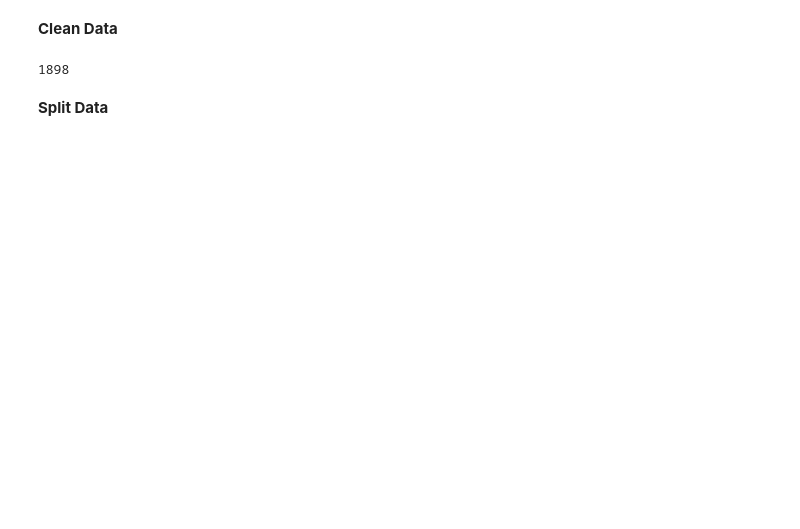
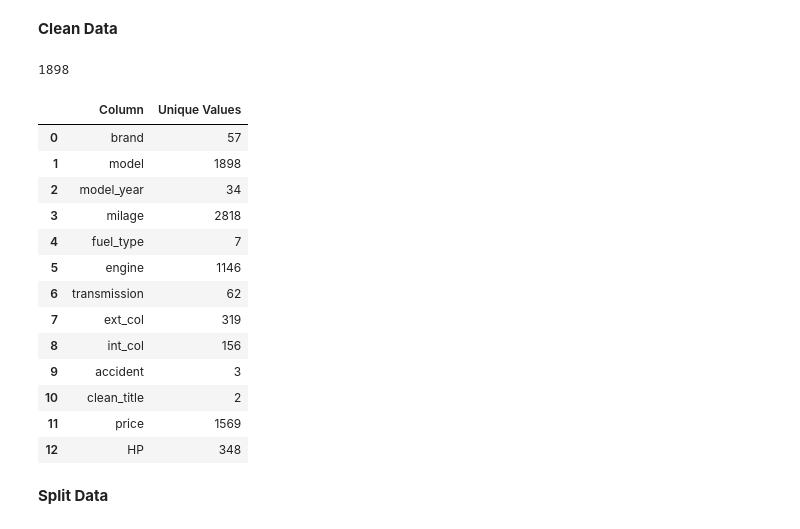
Before and after one commit to amanster22/used-car-price-predictor, a Jupyter notebook: randomForest.ipynb, the cells around one changed output. Drawn from its saved outputs; the diff is of its cells as text; code cells hidden in the pictures; blank space fills up the shorter version.

```diff
--- a/randomForest.ipynb
+++ b/randomForest.ipynb
@@ -123,28 +58,46 @@ fig.show()
 # %%
 import pandas as pd
 import re
 import numpy as np
 
 df = pd.read_csv('cleaned_car_data.csv')
 
-df.nunique()
+
 
 df.head()
 
 
 
 def extract_hp(engine_str):
     match = re.search(r'(\d+(?:\.\d+)?)\s*hp', str(engine_str).lower())  # handles float like 211.0
     if match:
         return float(match.group(1))
     return np.nan
 
 df['HP'] = df['engine'].apply(extract_hp)
 
 df['HP'] = df['engine'].apply(extract_hp)
 
 df['HP'].head()
-df.to_csv('test.csv')
+df.to_csv('cleaned_car_data.csv')
+unique_counts = df.nunique().reset_index()
+unique_counts.columns = ['Column', 'Unique Values']
+unique_counts
+# %% [output]
+|  | Column | Unique Values |
+| 0 | brand | 57 |
+| 1 | model | 1898 |
+| 2 | model_year | 34 |
+| 3 | milage | 2818 |
+| 4 | fuel_type | 7 |
+| 5 | engine | 1146 |
+| 6 | transmission | 62 |
+| 7 | ext_col | 319 |
+| 8 | int_col | 156 |
+| 9 | accident | 3 |
+| 10 | clean_title | 2 |
+| 11 | price | 1569 |
+| 12 | HP | 348 |
 # %% [markdown]
 **Split Data**
 # %%
```
Also changed, not shown: parts of 5 cells of this notebook, 2 other files.
